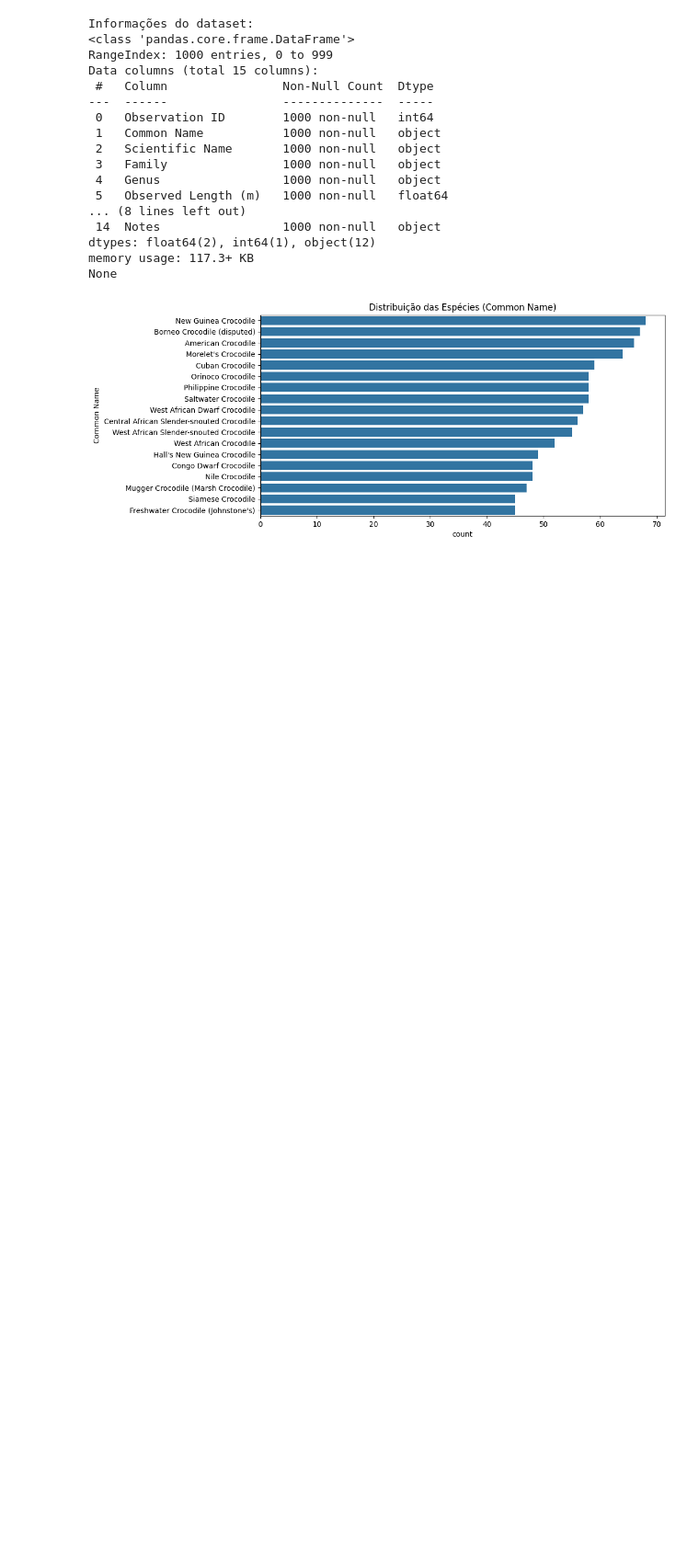
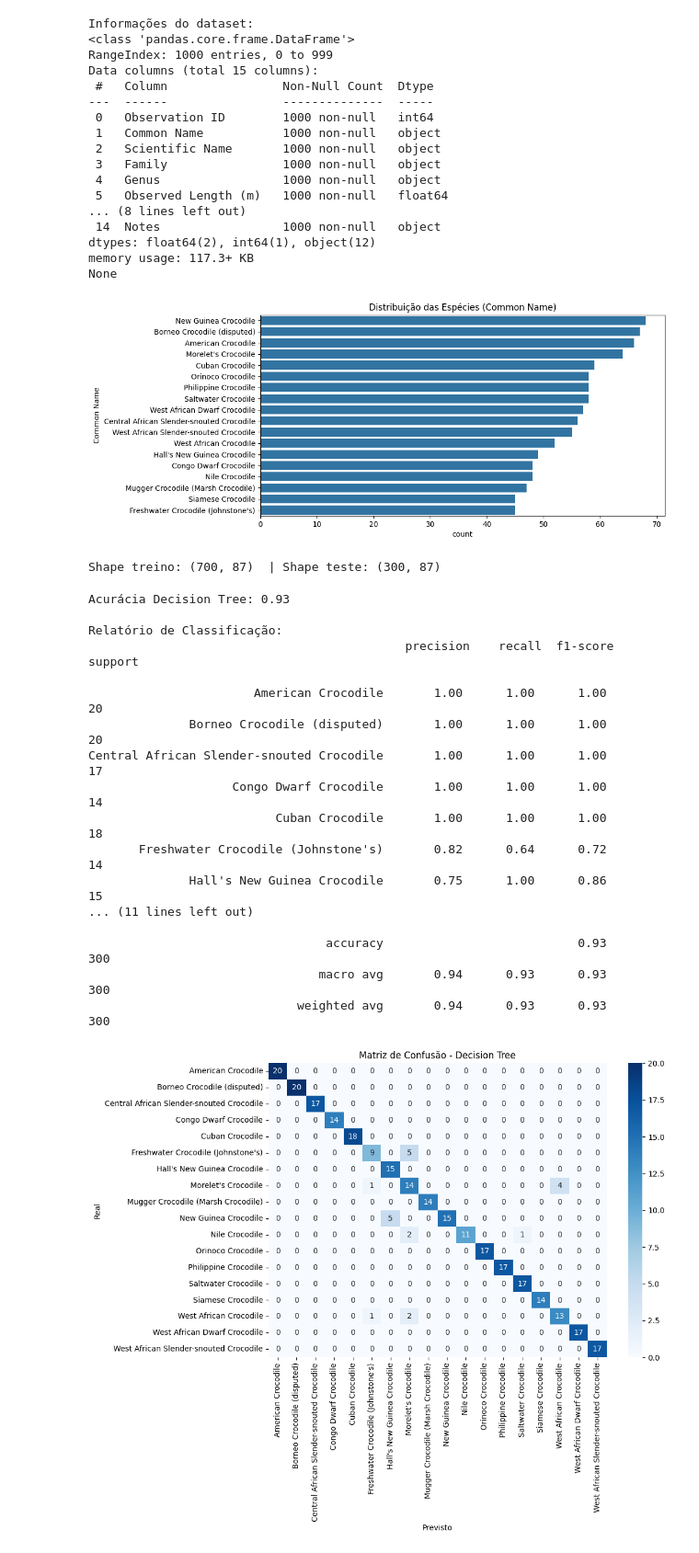
Before and after one commit to IagoAndreOf/Atividade-Dataset, a Jupyter notebook: Atividade-Crocodilo.ipynb, the cells around one changed output. Shown: that part at 92% size. Saved outputs shown, nothing was run; the diff lists cells and outputs as text; code cells hidden in the pictures; blank space fills up the shorter version.

Commit message:
Adição dos treinamentos Decision tree e KNN

```diff
--- a/Atividade-Crocodilo.ipynb
+++ b/Atividade-Crocodilo.ipynb
@@ -1,8 +1,8 @@
 # %%
-import pandas as pd
+import pandas
 
 # Carregar dataset
-df = pd.read_csv("crocodile_dataset.csv")
+df = pandas.read_csv("crocodile_dataset.csv")
 
 # Visualizar primeiras linhas
 df.head()
@@ -45,3 +45,59 @@ dtypes: float64(2), int64(1), object(12)
 memory usage: 117.3+ KB
 None
 [figure]
+# %%
+from sklearn.model_selection import train_test_split
+
+cols_drop = ["Observation ID", "Scientific Name", "Observer Name", "Notes", "Date of Observation"]
+df_clean = df.drop(columns=cols_drop)
+
+X = df_clean.drop(columns=["Common Name"])
+y = df_clean["Common Name"]
+
+X = pandas.get_dummies(X, drop_first=True)
+
+X_train, X_test, y_train, y_test = train_test_split(X, y, test_size=0.3, random_state=42, stratify=y)
+
+print("Shape treino:", X_train.shape, " | Shape teste:", X_test.shape)
+# %% [output]
+Shape treino: (700, 87)  | Shape teste: (300, 87)
+# %%
+from sklearn.tree import DecisionTreeClassifier
+from sklearn.metrics import accuracy_score, classification_report, confusion_matrix
+
+dt_model = DecisionTreeClassifier(random_state=42)
+dt_model.fit(X_train, y_train)
+
+y_pred_dt = dt_model.predict(X_test)
+
+print("Acurácia Decision Tree:", accuracy_score(y_test, y_pred_dt))
+print("\nRelatório de Classificação:\n", classification_report(y_test, y_pred_dt))
+
+cm = confusion_matrix(y_test, y_pred_dt, labels=dt_model.classes_)
+plt.figure(figsize=(10,7))
+sns.heatmap(cm, annot=True, fmt="d", cmap="Blues",
+            xticklabels=dt_model.classes_,
+            yticklabels=dt_model.classes_)
+plt.title("Matriz de Confusão - Decision Tree")
+plt.xlabel("Previsto")
+plt.ylabel("Real")
+plt.show()
+# %% [output]
+Acurácia Decision Tree: 0.93
+
+Relatório de Classificação:
+                                            precision    recall  f1-score   support
+
+                       American Crocodile       1.00      1.00      1.00        20
+              Borneo Crocodile (disputed)       1.00      1.00      1.00        20
+Central African Slender-snouted Crocodile       1.00      1.00      1.00        17
+                    Congo Dwarf Crocodile       1.00      1.00      1.00        14
+                          Cuban Crocodile       1.00      1.00      1.00        18
+       Freshwater Crocodile (Johnstone's)       0.82      0.64      0.72        14
+              Hall's New Guinea Crocodile       0.75      1.00      0.86        15
+... (11 lines left out)
+
+                                 accuracy                           0.93       300
+                                macro avg       0.94      0.93      0.93       300
+                             weighted avg       0.94      0.93      0.93       300
+[figure, added]
```
Also changed, not shown: parts of 2 cells of this notebook.
